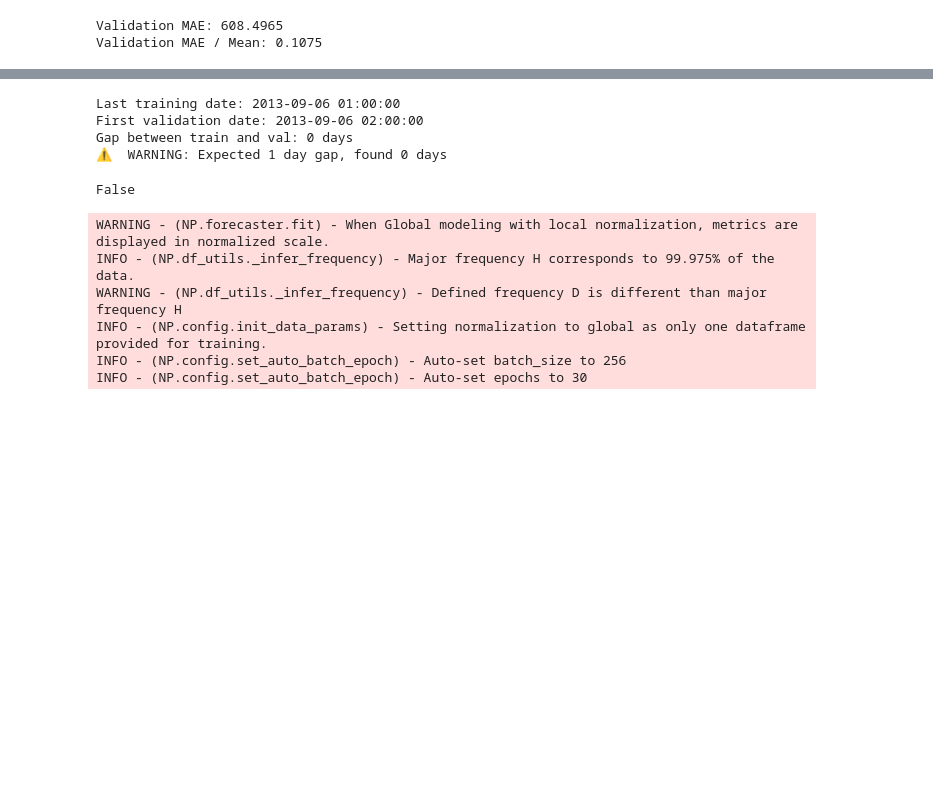
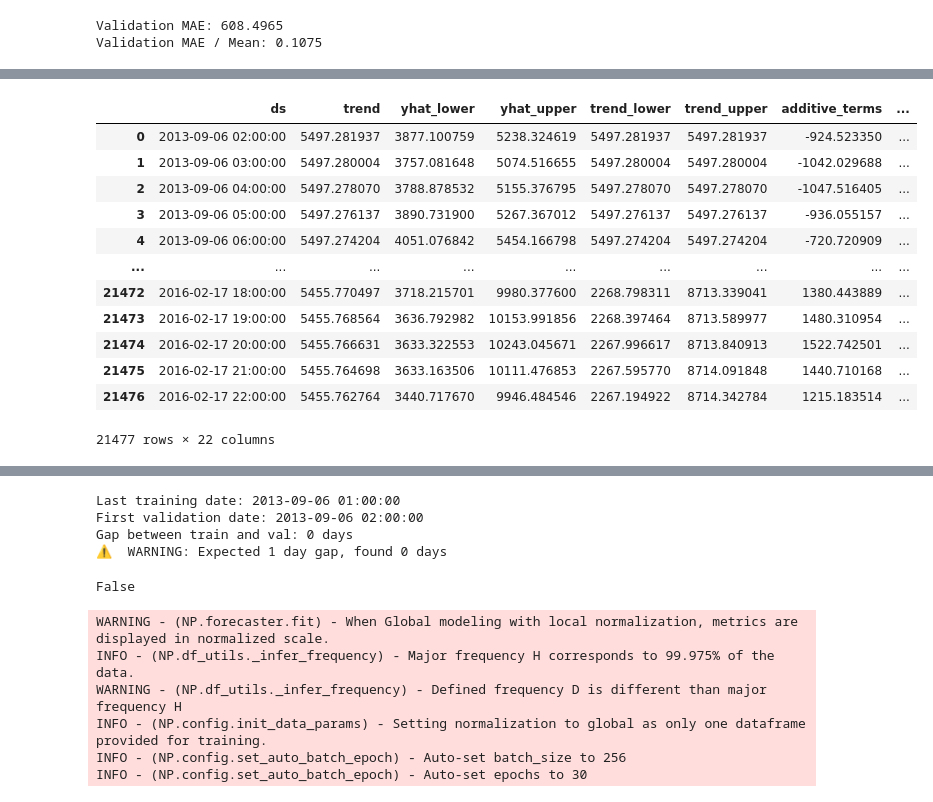
Before and after one commit to ioanniswd/portfolio, a Jupyter notebook: electricity-consumption-forecasting/prophet.sync.ipynb, the cells around one changed output, grey strips where cells are left out. Cells and saved outputs as stored; diff of their text form; code cells hidden in the pictures; blank space fills up the shorter version.

Commit message:
fixup! Add electricity consumption forecasting

```diff
--- a/electricity-consumption-forecasting/prophet.sync.ipynb
+++ b/electricity-consumption-forecasting/prophet.sync.ipynb
@@ -437,0 +443,18 @@ plot_results(y_true_val, y_pred_val)
+# %%
+future_df = model.make_future_dataframe(periods=len(val_df), freq='H')
+forecast_df = model.predict(future_df.tail(len(val_df)))
+forecast_df
+# %% [output]
+|  | ds | trend | yhat_lower | yhat_upper | trend_lower | trend_upper | additive_terms | ... |
+| 0 | 2013-09-06 02:00:00 | 5497.281937 | 3877.100759 | 5238.324619 | 5497.281937 | 5497.281937 | -924.523350 | ... |
+| 1 | 2013-09-06 03:00:00 | 5497.280004 | 3757.081648 | 5074.516655 | 5497.280004 | 5497.280004 | -1042.029688 | ... |
+| 2 | 2013-09-06 04:00:00 | 5497.278070 | 3788.878532 | 5155.376795 | 5497.278070 | 5497.278070 | -1047.516405 | ... |
+| 3 | 2013-09-06 05:00:00 | 5497.276137 | 3890.731900 | 5267.367012 | 5497.276137 | 5497.276137 | -936.055157 | ... |
+| 4 | 2013-09-06 06:00:00 | 5497.274204 | 4051.076842 | 5454.166798 | 5497.274204 | 5497.274204 | -720.720909 | ... |
+| ... | ... | ... | ... | ... | ... | ... | ... | ... |
+| 21472 | 2016-02-17 18:00:00 | 5455.770497 | 3718.215701 | 9980.377600 | 2268.798311 | 8713.339041 | 1380.443889 | ... |
+| 21473 | 2016-02-17 19:00:00 | 5455.768564 | 3636.792982 | 10153.991856 | 2268.397464 | 8713.589977 | 1480.310954 | ... |
+| 21474 | 2016-02-17 20:00:00 | 5455.766631 | 3633.322553 | 10243.045671 | 2267.996617 | 8713.840913 | 1522.742501 | ... |
+| 21475 | 2016-02-17 21:00:00 | 5455.764698 | 3633.163506 | 10111.476853 | 2267.595770 | 8714.091848 | 1440.710168 | ... |
+| 21476 | 2016-02-17 22:00:00 | 5455.762764 | 3440.717670 | 9946.484546 | 2267.194922 | 8714.342784 | 1215.183514 | ... |
+21477 rows × 22 columns
```
Also changed, not shown: parts of 57 cells of this notebook, 1 other file.
